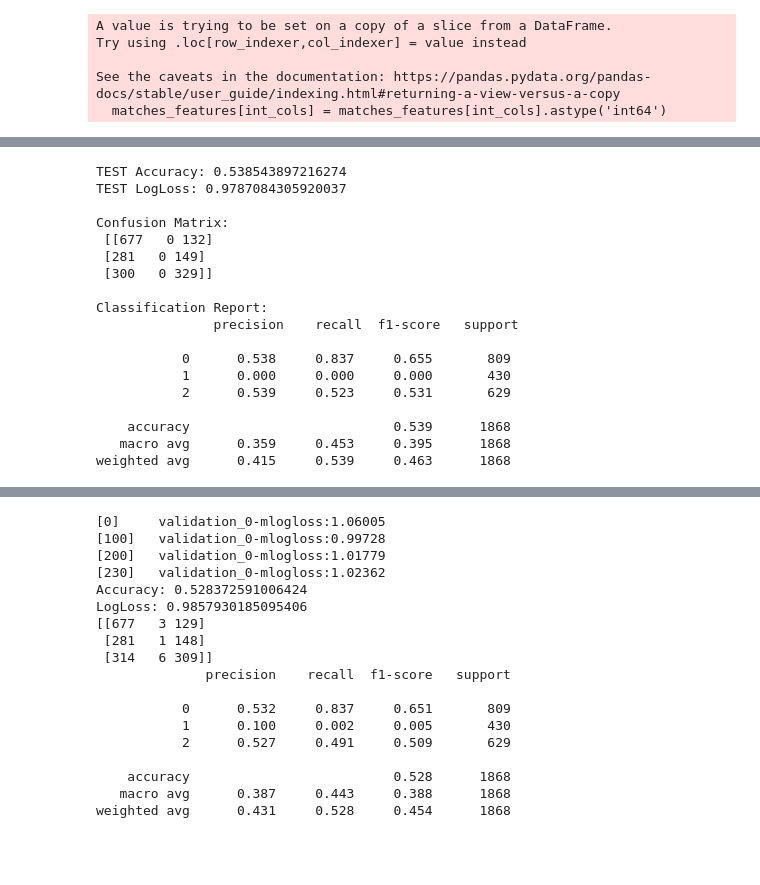
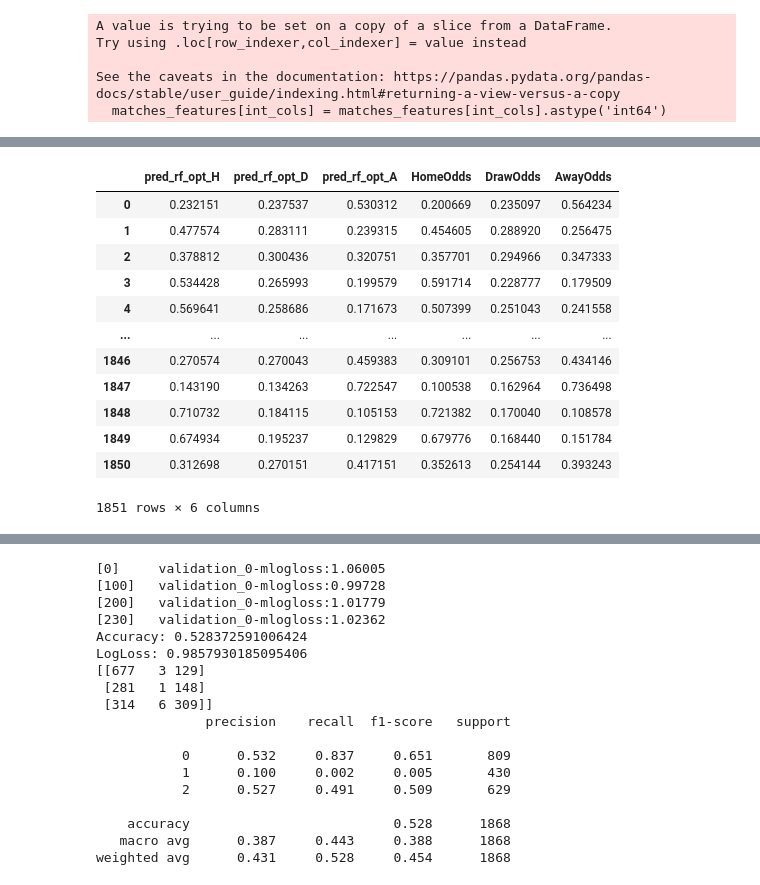
Before and after one commit to projektiox/MachineLearningFootballOutcomes, a Jupyter notebook: ML_dec_tree_football/Github/random_forest_xgboost_footballmatches.ipynb, the cells around one changed output, grey strips where cells are left out. Saved outputs shown, nothing was run; the diff lists cells and outputs as text; code cells hidden in the pictures; blank space fills up the shorter version.

```diff
--- a/ML_dec_tree_football/Github/random_forest_xgboost_footballmatches.ipynb
+++ b/ML_dec_tree_football/Github/random_forest_xgboost_footballmatches.ipynb
@@ -657,26 +713,24 @@ rf_opt.fit(X_train, y_train)
 pred_rf_opt = rf_opt.predict(X_test)
 proba_rf_opt = rf_opt.predict_proba(X_test)
 
-print("\nTEST Accuracy:", accuracy_score(y_test, pred_rf_opt))
-print("TEST LogLoss:", log_loss(y_test, proba_rf_opt))
-print("\nConfusion Matrix:\n", confusion_matrix(y_test, pred_rf_opt))
-print("\nClassification Report:\n", classification_report(y_test, pred_rf_opt, digits=3))
+proba_rf_opt_df = pd.DataFrame(proba_rf_opt, columns=['pred_rf_opt_H', 'pred_rf_opt_D', 'pred_rf_opt_A'])
-# %% [output]
-TEST Accuracy: 0.538543897216274
-TEST LogLoss: 0.9787084305920037
-
-Confusion Matrix:
- [[677   0 132]
- [281   0 149]
- [300   0 329]]
-
-Classification Report:
-               precision    recall  f1-score   support
-
-           0      0.538     0.837     0.655       809
-           1      0.000     0.000     0.000       430
-           2      0.539     0.523     0.531       629
-
-    accuracy                          0.539      1868
-   macro avg      0.359     0.453     0.395      1868
-weighted avg      0.415     0.539     0.463      1868
+# %%
+Features_last1851 = matches_features.iloc[-len(proba_rf_df):][['HomeOdds','DrawOdds','AwayOdds']].reset_index(drop=True)
+
+proba_rf_opt_df = pd.concat([proba_rf_opt_df.reset_index(drop=True), Features_last1851], axis=1)
+# %%
+proba_rf_opt_df
+# %% [output]
+|  | pred_rf_opt_H | pred_rf_opt_D | pred_rf_opt_A | HomeOdds | DrawOdds | AwayOdds |
+| 0 | 0.232151 | 0.237537 | 0.530312 | 0.200669 | 0.235097 | 0.564234 |
+| 1 | 0.477574 | 0.283111 | 0.239315 | 0.454605 | 0.288920 | 0.256475 |
+| 2 | 0.378812 | 0.300436 | 0.320751 | 0.357701 | 0.294966 | 0.347333 |
+| 3 | 0.534428 | 0.265993 | 0.199579 | 0.591714 | 0.228777 | 0.179509 |
+| 4 | 0.569641 | 0.258686 | 0.171673 | 0.507399 | 0.251043 | 0.241558 |
+| ... | ... | ... | ... | ... | ... | ... |
+| 1846 | 0.270574 | 0.270043 | 0.459383 | 0.309101 | 0.256753 | 0.434146 |
+| 1847 | 0.143190 | 0.134263 | 0.722547 | 0.100538 | 0.162964 | 0.736498 |
+| 1848 | 0.710732 | 0.184115 | 0.105153 | 0.721382 | 0.170040 | 0.108578 |
+| 1849 | 0.674934 | 0.195237 | 0.129829 | 0.679776 | 0.168440 | 0.151784 |
+| 1850 | 0.312698 | 0.270151 | 0.417151 | 0.352613 | 0.254144 | 0.393243 |
+1851 rows × 6 columns
```
Also changed, not shown: parts of 28 cells of this notebook.
